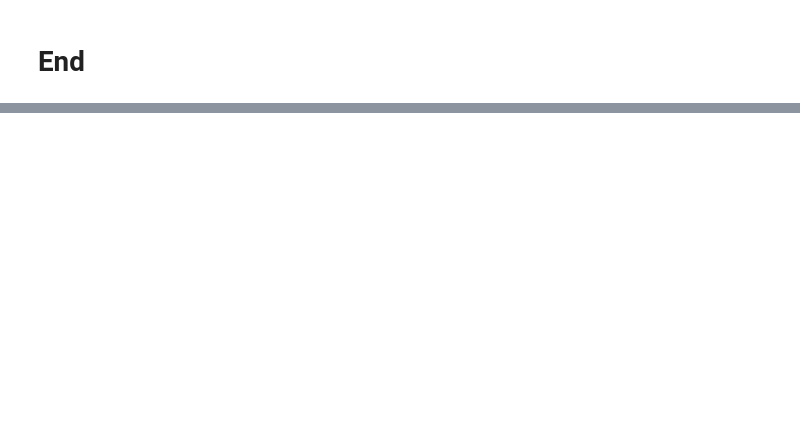
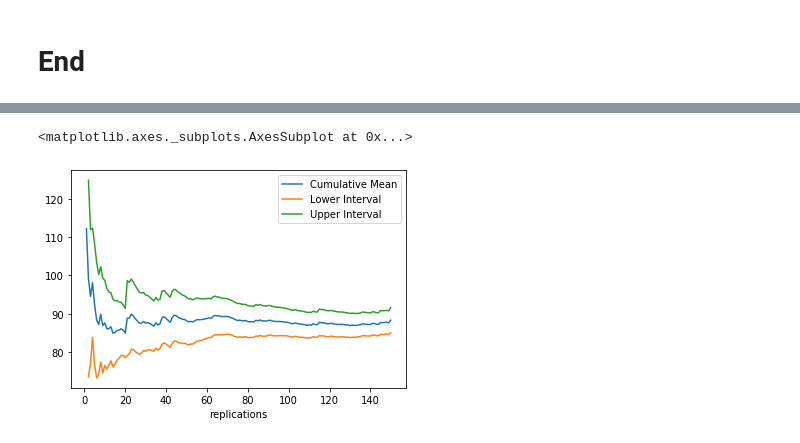
Before and after one commit to health-data-science-OR/stochastic_systems, a Jupyter notebook: labs/simulation/output_analysis/output_analysis.ipynb, the cells around one changed output, grey strips where cells are left out. Saved outputs shown, nothing was run; the diff lists cells and outputs as text; code cells hidden in the pictures; blank space fills up the shorter version.

```diff
--- a/labs/simulation/output_analysis/output_analysis.ipynb
+++ b/labs/simulation/output_analysis/output_analysis.ipynb
@@ -962,0 +1076,26 @@ ax[1][1].plot(np.array(metrics['four_hours']).mean(axis=0))
+# %%
+#script
+
+INCLUDE_AUDIT = False
+AUDIT_INTERVAL = 90
+WARM_UP = 200 * AUDIT_INTERVAL
+RESULTS_COLLECTION = 1440
+RUN_LENGTH = WARM_UP + RESULTS_COLLECTION
+TRACE = False
+
+N_REPS = 150
+
+#load scenarios using your function
+default_args = Scenario()
+
+#create simpy environment
+env = simpy.Environment()
+
+print('Running multiple replications...')
+#perform multiple replications
+results = multiple_replications(default_args, RUN_LENGTH, n_reps=N_REPS,
+                                include_audit=INCLUDE_AUDIT)
+
+print('Complete')
+
+results_summary(results)
@@ -1104,0 +1156,5 @@ class Scenario:
+# %%
+reps_tis = [results[i][0] for i in range(len(results))]
+# %%
+conf_intervals = confidence_interval_method(reps_tis)
+conf_intervals
@@ -1104,0 +1176,5 @@ class Scenario:
+# %%
+conf_intervals[['Cumulative Mean', 'Lower Interval', 'Upper Interval']].plot()
+# %% [output]
+<matplotlib.axes._subplots.AxesSubplot at 0x...>
+[figure, added]
```
Also changed, not shown: parts of 23 cells of this notebook, 6 other files.
